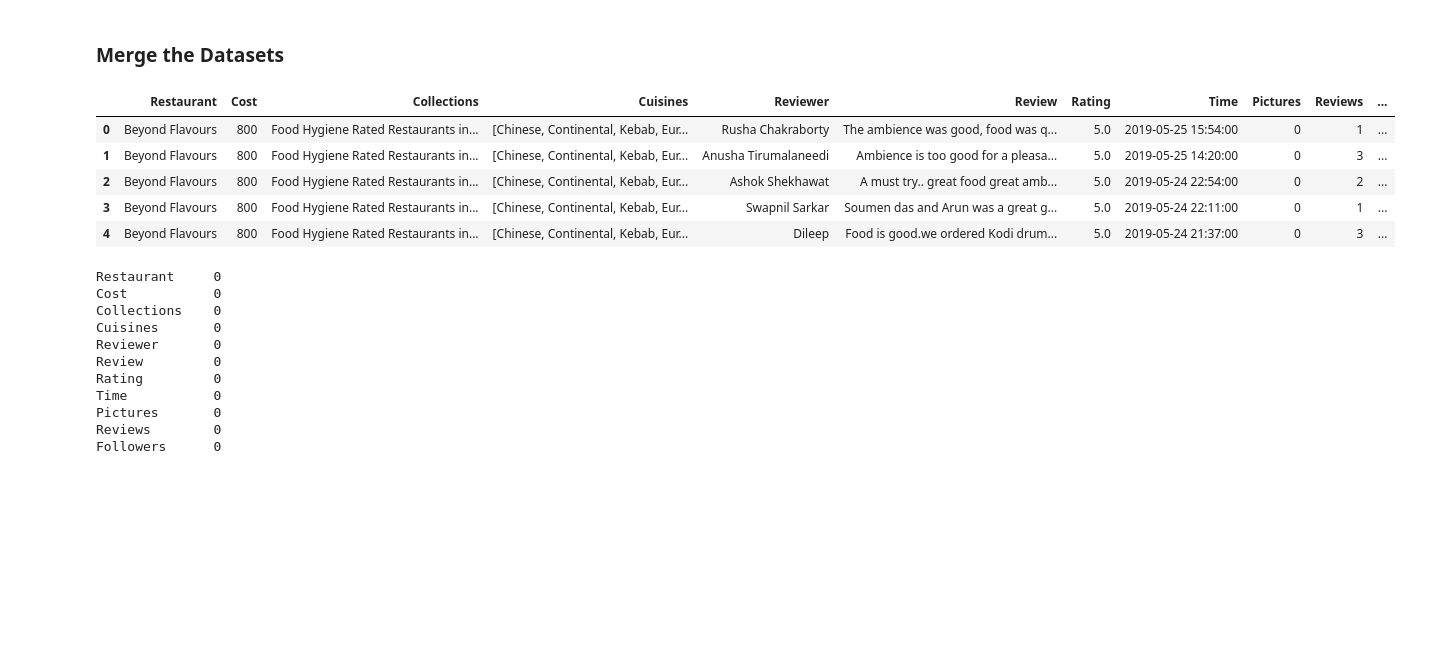
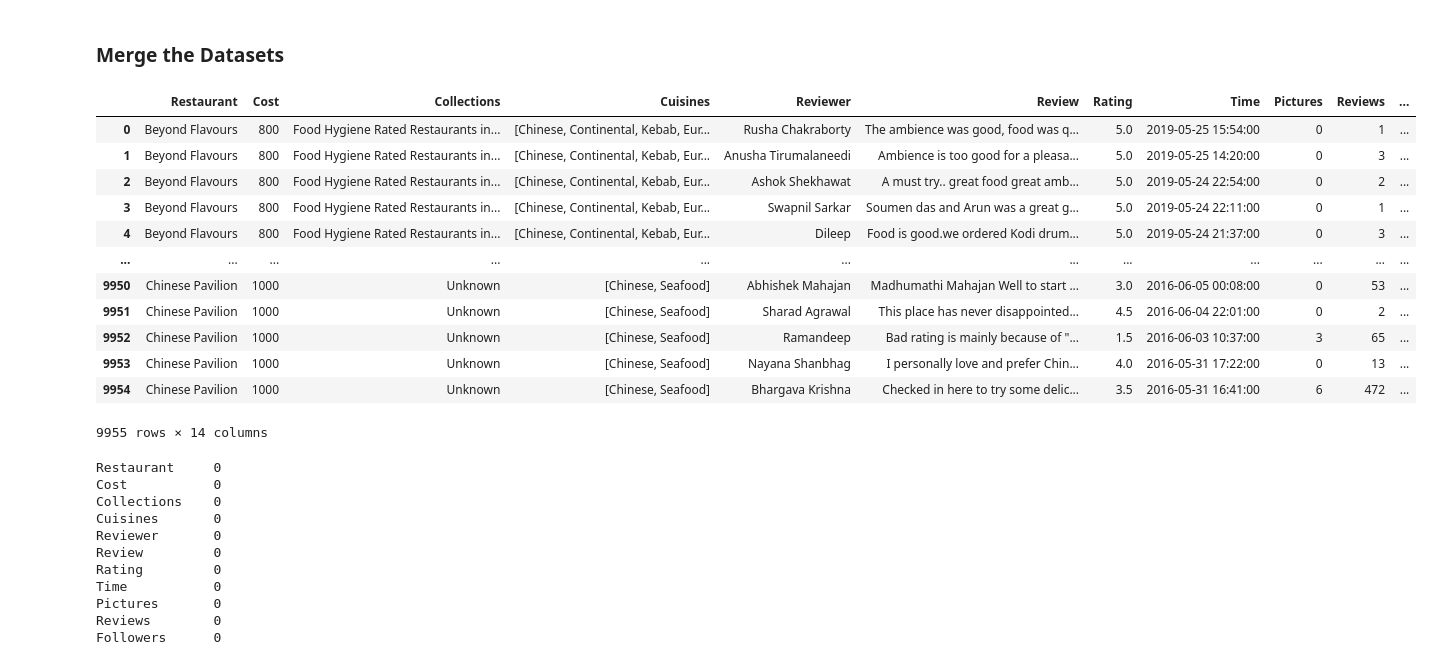
Before and after one commit to ShubhPathania/Zomato-Restaurant-Clustering-and-Sentiment-Analysis, a Jupyter notebook: Zomato_Restaurant_Clustering_and_Sentiment_Analysis.ipynb, the cells around one changed output. Drawn from its saved outputs; the diff is of its cells as text; code cells hidden in the pictures; blank space fills up the shorter version.

```diff
--- a/Zomato_Restaurant_Clustering_and_Sentiment_Analysis.ipynb
+++ b/Zomato_Restaurant_Clustering_and_Sentiment_Analysis.ipynb
@@ -724,14 +743,21 @@ reviews_clean = reviews_df.copy()
 # Merging both the DataFrames by common column 'Restaurant'
 merged_df = pd.merge(zomato_clean, reviews_clean, on='Restaurant', how='inner')
 # %%
-merged_df.head()
+merged_df
 # %% [output]
 |  | Restaurant | Cost | Collections | Cuisines | Reviewer | Review | Rating | Time | Pictures | Reviews | ... |
 | 0 | Beyond Flavours | 800 | Food Hygiene Rated Restaurants in... | [Chinese, Continental, Kebab, Eur... | Rusha Chakraborty | The ambience was good, food was q... | 5.0 | 2019-05-25 15:54:00 | 0 | 1 | ... |
 | 1 | Beyond Flavours | 800 | Food Hygiene Rated Restaurants in... | [Chinese, Continental, Kebab, Eur... | Anusha Tirumalaneedi | Ambience is too good for a pleasa... | 5.0 | 2019-05-25 14:20:00 | 0 | 3 | ... |
 | 2 | Beyond Flavours | 800 | Food Hygiene Rated Restaurants in... | [Chinese, Continental, Kebab, Eur... | Ashok Shekhawat | A must try.. great food great amb... | 5.0 | 2019-05-24 22:54:00 | 0 | 2 | ... |
 | 3 | Beyond Flavours | 800 | Food Hygiene Rated Restaurants in... | [Chinese, Continental, Kebab, Eur... | Swapnil Sarkar | Soumen das and Arun was a great g... | 5.0 | 2019-05-24 22:11:00 | 0 | 1 | ... |
 | 4 | Beyond Flavours | 800 | Food Hygiene Rated Restaurants in... | [Chinese, Continental, Kebab, Eur... | Dileep | Food is good.we ordered Kodi drum... | 5.0 | 2019-05-24 21:37:00 | 0 | 3 | ... |
+| ... | ... | ... | ... | ... | ... | ... | ... | ... | ... | ... | ... |
+| 9950 | Chinese Pavilion | 1000 | Unknown | [Chinese, Seafood] | Abhishek Mahajan | Madhumathi Mahajan Well to start ... | 3.0 | 2016-06-05 00:08:00 | 0 | 53 | ... |
+| 9951 | Chinese Pavilion | 1000 | Unknown | [Chinese, Seafood] | Sharad Agrawal | This place has never disappointed... | 4.5 | 2016-06-04 22:01:00 | 0 | 2 | ... |
+| 9952 | Chinese Pavilion | 1000 | Unknown | [Chinese, Seafood] | Ramandeep | Bad rating is mainly because of "... | 1.5 | 2016-06-03 10:37:00 | 3 | 65 | ... |
+| 9953 | Chinese Pavilion | 1000 | Unknown | [Chinese, Seafood] | Nayana Shanbhag | I personally love and prefer Chin... | 4.0 | 2016-05-31 17:22:00 | 0 | 13 | ... |
+| 9954 | Chinese Pavilion | 1000 | Unknown | [Chinese, Seafood] | Bhargava Krishna | Checked in here to try some delic... | 3.5 | 2016-05-31 16:41:00 | 6 | 472 | ... |
+9955 rows × 14 columns
 # %%
 merged_df.isna().sum()
 # %% [output]
```
Also changed, not shown: parts of 145 cells of this notebook.
